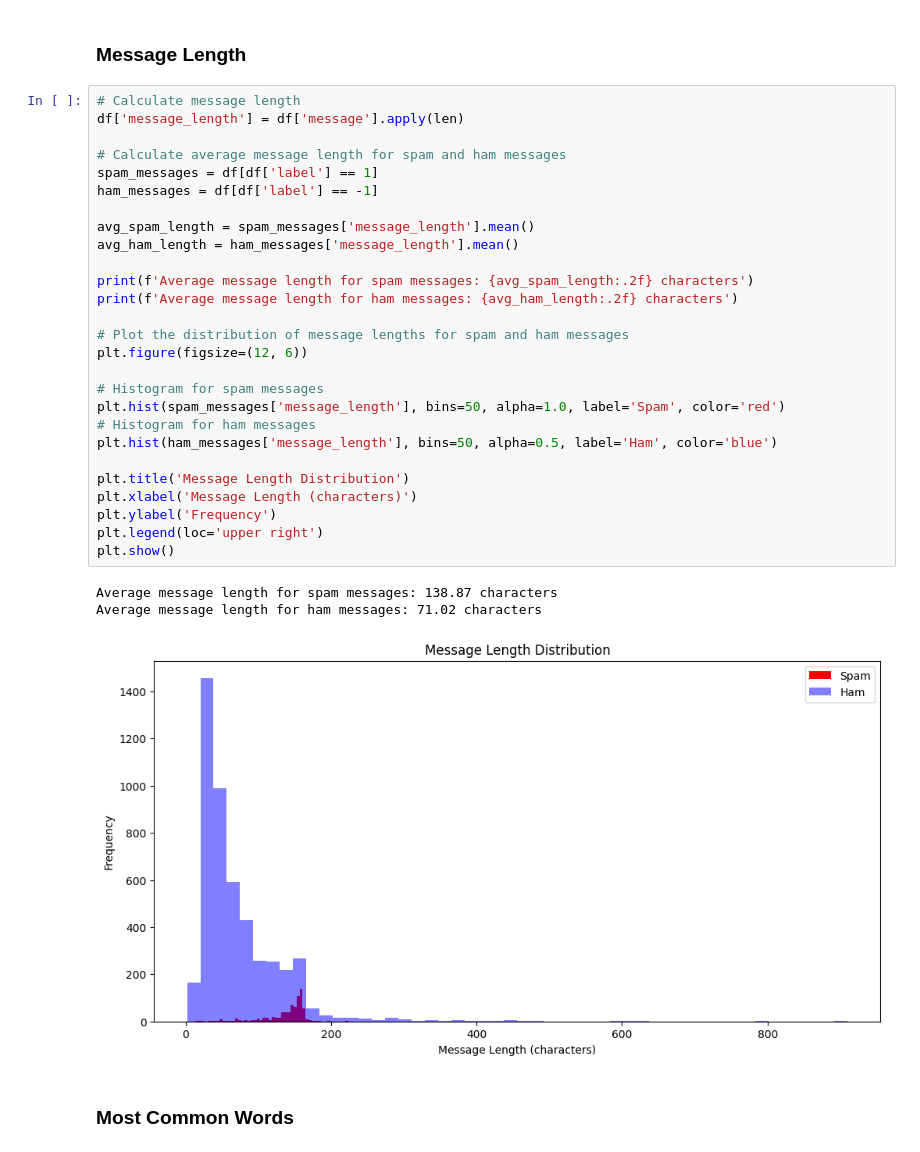
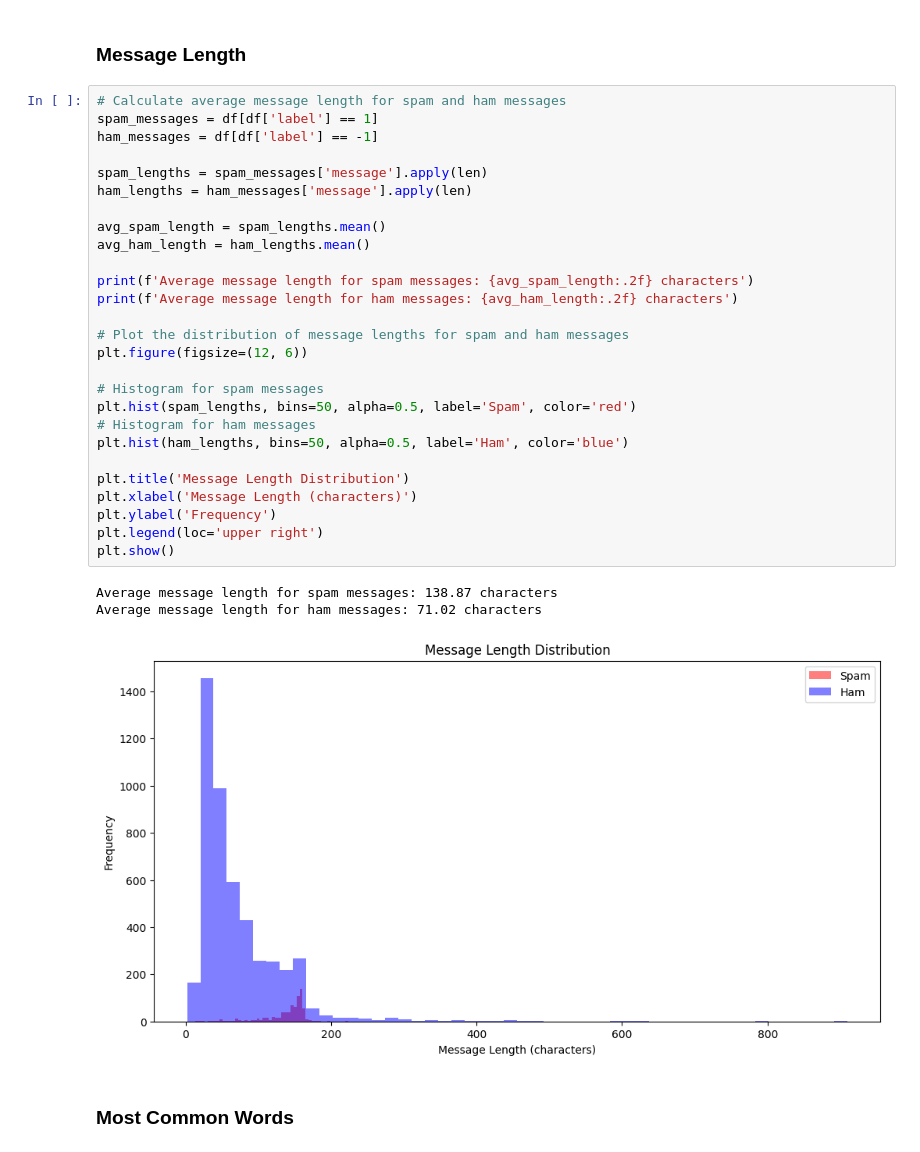
Before and after one commit to GiovanniCornejo/spam-email-classifier, a Jupyter notebook: notebooks/01_eda.ipynb, the cells around one changed output. Saved outputs shown, nothing was run; the diff lists cells and outputs as text.

Commit message:
Removed unneeded length column, for data flexibility

```diff
--- a/notebooks/01_eda.ipynb
+++ b/notebooks/01_eda.ipynb
@@ -123,36 +123,36 @@ In this section, we will delve into the text data to gain insights into its char
 # %% [markdown]
 ### Message Length
 # %%
-# Calculate message length
-df['message_length'] = df['message'].apply(len)
-
 # Calculate average message length for spam and ham messages
 spam_messages = df[df['label'] == 1]
 ham_messages = df[df['label'] == -1]
 
-avg_spam_length = spam_messages['message_length'].mean()
-avg_ham_length = ham_messages['message_length'].mean()
+spam_lengths = spam_messages['message'].apply(len)
+ham_lengths = ham_messages['message'].apply(len)
+
+avg_spam_length = spam_lengths.mean()
+avg_ham_length = ham_lengths.mean()
 
 print(f'Average message length for spam messages: {avg_spam_length:.2f} characters')
 print(f'Average message length for ham messages: {avg_ham_length:.2f} characters')
 
 # Plot the distribution of message lengths for spam and ham messages
 plt.figure(figsize=(12, 6))
 
 # Histogram for spam messages
-plt.hist(spam_messages['message_length'], bins=50, alpha=1.0, label='Spam', color='red')
+plt.hist(spam_lengths, bins=50, alpha=0.5, label='Spam', color='red')
 # Histogram for ham messages
-plt.hist(ham_messages['message_length'], bins=50, alpha=0.5, label='Ham', color='blue')
+plt.hist(ham_lengths, bins=50, alpha=0.5, label='Ham', color='blue')
 
 plt.title('Message Length Distribution')
 plt.xlabel('Message Length (characters)')
 plt.ylabel('Frequency')
 plt.legend(loc='upper right')
 plt.show()
 # %% [output]
 Average message length for spam messages: 138.87 characters
 Average message length for ham messages: 71.02 characters
-[figure, old version]
+[figure, new version]
 # %% [markdown]
 ### Most Common Words
 # %%
```
Also changed, not shown: parts of 2 cells of this notebook.
